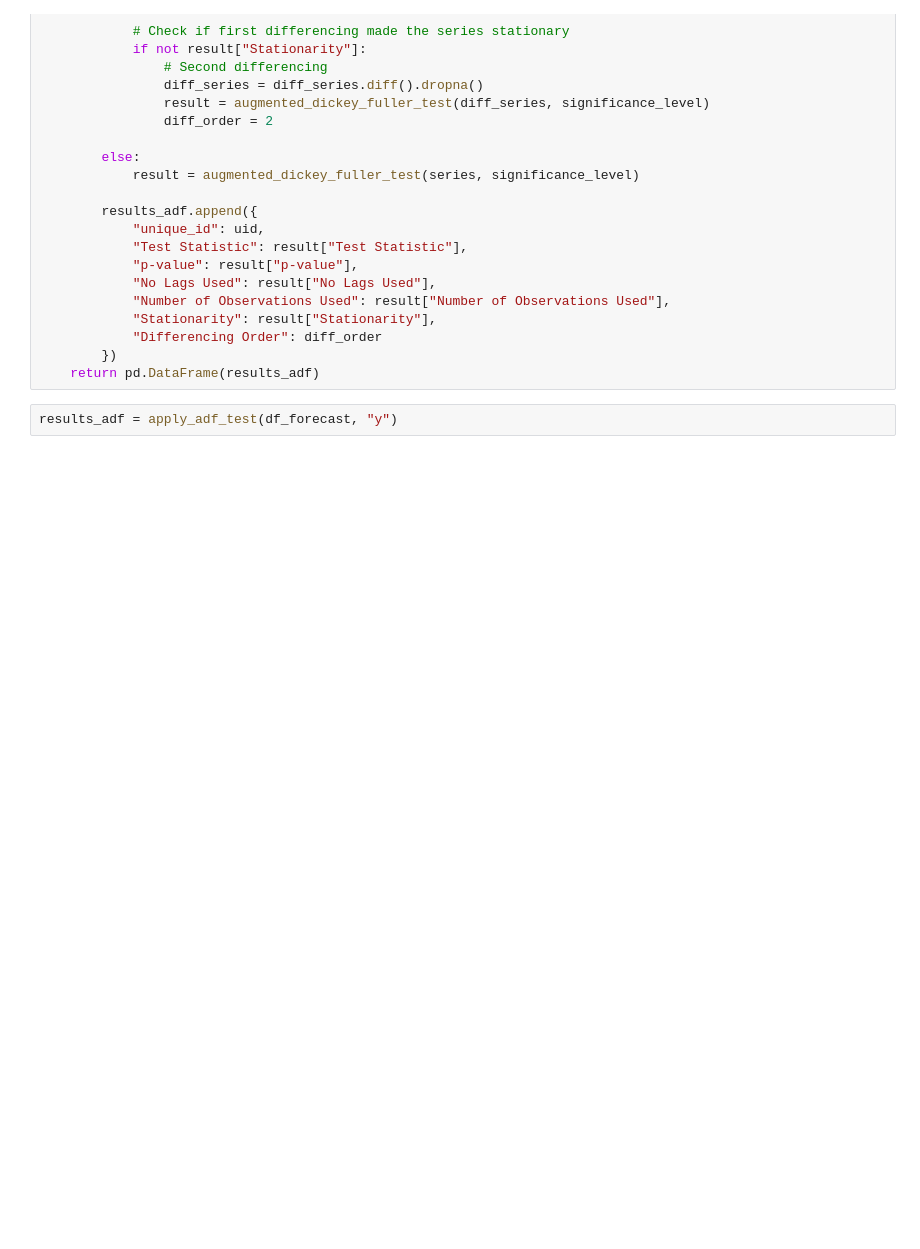
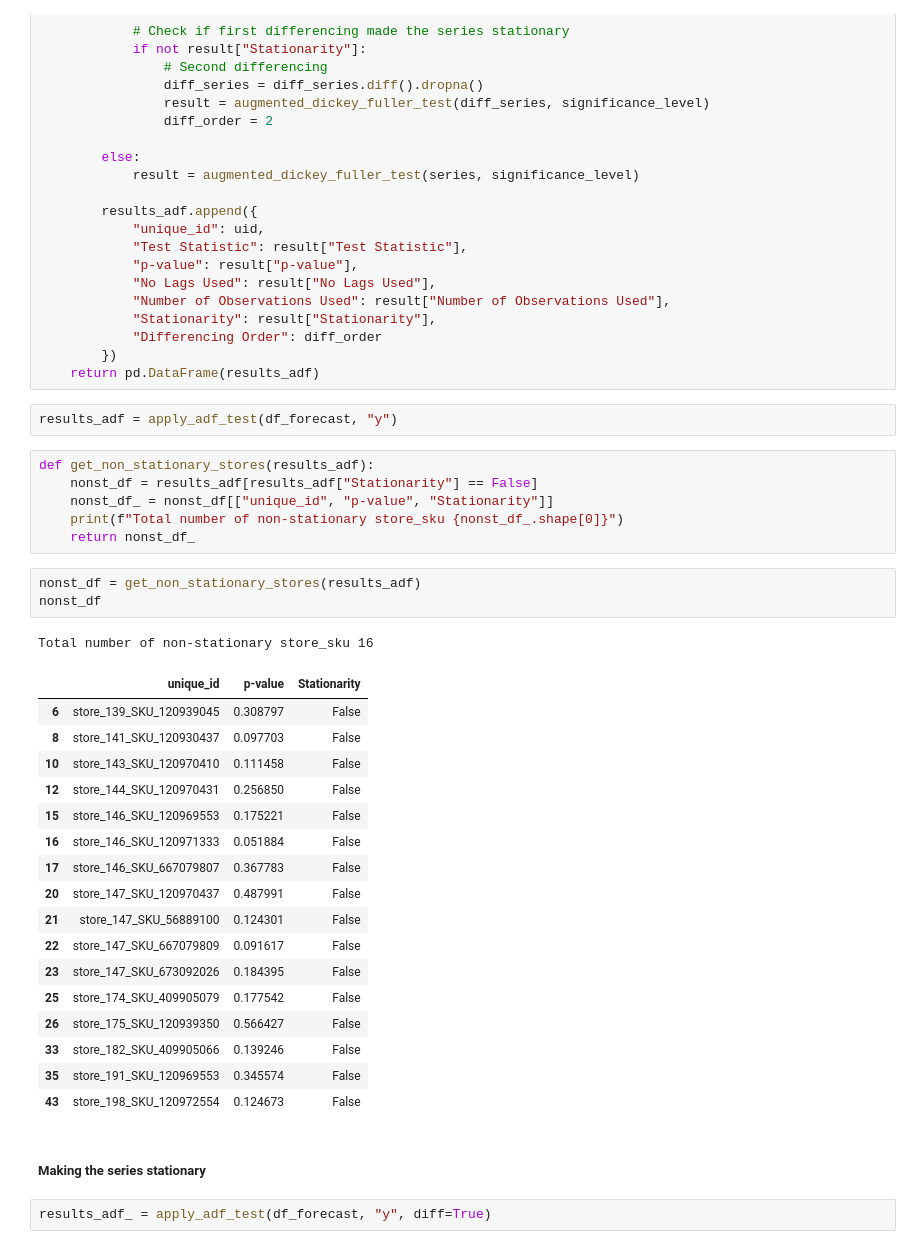
Before and after one commit to emirhansilsupur/supply-chain-analytics-forecasting, a Jupyter notebook: SC_Analytics_Forecasting.ipynb, the cells around one changed output. Saved outputs shown, nothing was run; the diff lists cells and outputs as text; blank space fills up the shorter version.

Commit message:
Implement `get_non_stationary_stores` to analyze stationarity

```diff
--- a/SC_Analytics_Forecasting.ipynb
+++ b/SC_Analytics_Forecasting.ipynb
@@ -1916,3 +1916,35 @@ def apply_adf_test(df, column, diff=False, significance_level=0.05):
     return pd.DataFrame(results_adf)
 # %%
 results_adf = apply_adf_test(df_forecast, "y")
+# %%
+def get_non_stationary_stores(results_adf):
+    nonst_df = results_adf[results_adf["Stationarity"] == False]
+    nonst_df_ = nonst_df[["unique_id", "p-value", "Stationarity"]]
+    print(f"Total number of non-stationary store_sku {nonst_df_.shape[0]}")
+    return nonst_df_
+# %%
+nonst_df = get_non_stationary_stores(results_adf)
+nonst_df
+# %% [output]
+Total number of non-stationary store_sku 16
+|  | unique_id | p-value | Stationarity |
+| 6 | store_139_SKU_120939045 | 0.308797 | False |
+| 8 | store_141_SKU_120930437 | 0.097703 | False |
+| 10 | store_143_SKU_120970410 | 0.111458 | False |
+| 12 | store_144_SKU_120970431 | 0.256850 | False |
+| 15 | store_146_SKU_120969553 | 0.175221 | False |
+| 16 | store_146_SKU_120971333 | 0.051884 | False |
+| 17 | store_146_SKU_667079807 | 0.367783 | False |
+| 20 | store_147_SKU_120970437 | 0.487991 | False |
+| 21 | store_147_SKU_56889100 | 0.124301 | False |
+| 22 | store_147_SKU_667079809 | 0.091617 | False |
+| 23 | store_147_SKU_673092026 | 0.184395 | False |
+| 25 | store_174_SKU_409905079 | 0.177542 | False |
+| 26 | store_175_SKU_120939350 | 0.566427 | False |
+| 33 | store_182_SKU_409905066 | 0.139246 | False |
+| 35 | store_191_SKU_120969553 | 0.345574 | False |
+| 43 | store_198_SKU_120972554 | 0.124673 | False |
+# %% [markdown]
+##### Making the series stationary
+# %%
+results_adf_ = apply_adf_test(df_forecast, "y", diff=True)
```
Also changed, not shown: parts of 2 cells of this notebook.
